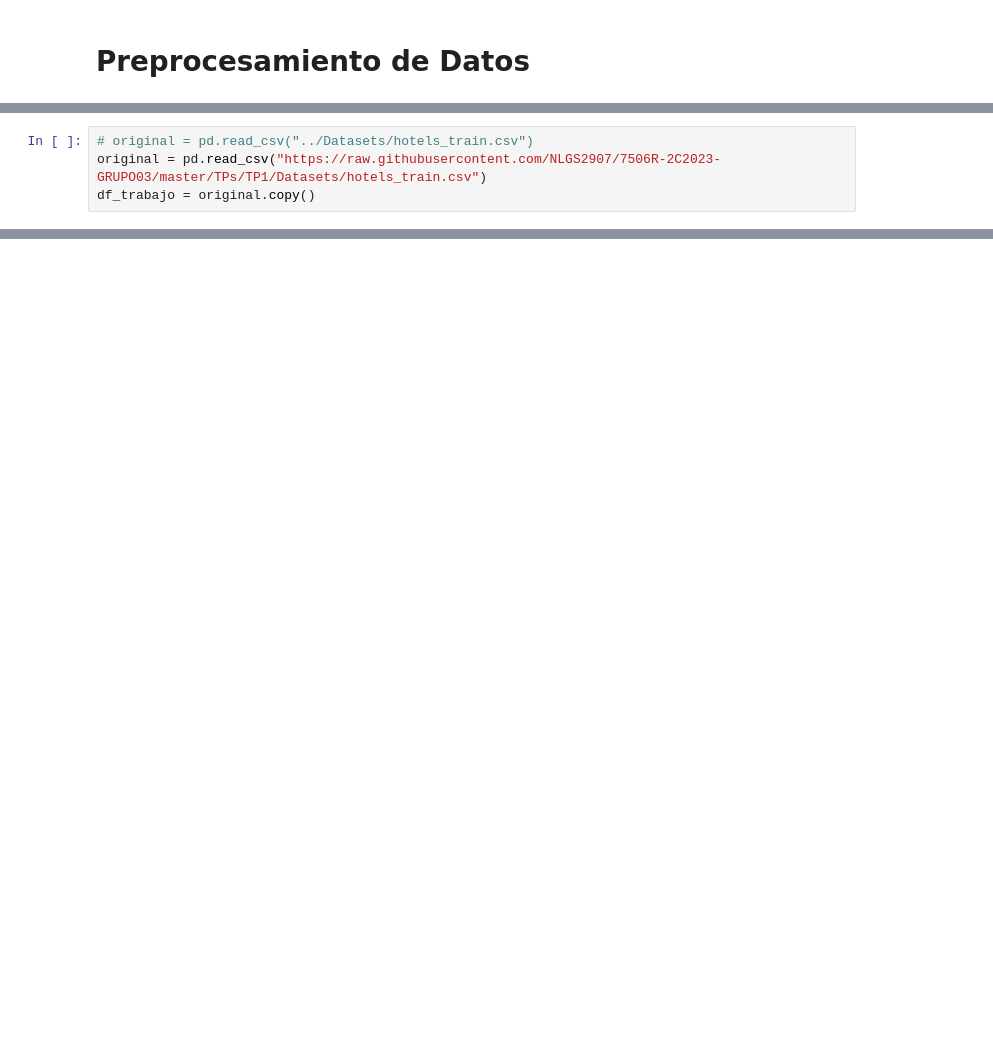
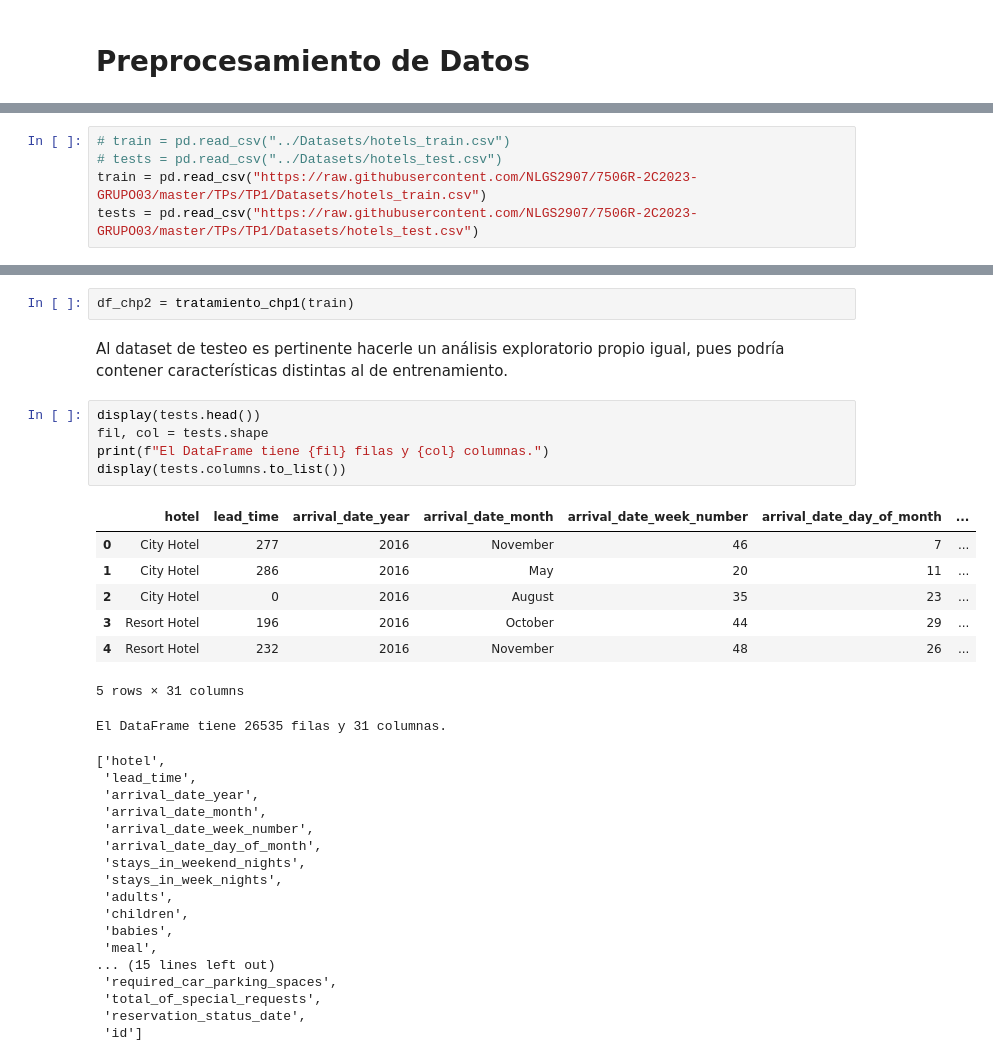
Before and after one commit to NLGS2907/7506R-2C2023-GRUPO03, a Jupyter notebook: TPs/TP1/Checkpoint 2/7506R_TP1_GRUPO03_CHP2_ENTREGA.ipynb, the cells around one changed output, grey strips where cells are left out. Drawn from its saved outputs; the diff is of its cells as text; blank space fills up the shorter version.

```diff
--- a/TPs/TP1/Checkpoint 2/7506R_TP1_GRUPO03_CHP2_ENTREGA.ipynb
+++ b/TPs/TP1/Checkpoint 2/7506R_TP1_GRUPO03_CHP2_ENTREGA.ipynb
@@ -59,4 +91,5 @@ Primero importamos del dataset:
 # %%
-# original = pd.read_csv("../Datasets/hotels_train.csv")
-original = pd.read_csv("https://raw.githubusercontent.com/NLGS2907/7506R-2C2023-GRUPO03/master/TPs/TP1/Datasets/hotels_train.csv")
-df_trabajo = original.copy()
+# train = pd.read_csv("../Datasets/hotels_train.csv")
+# tests = pd.read_csv("../Datasets/hotels_test.csv")
+train = pd.read_csv("https://raw.githubusercontent.com/NLGS2907/7506R-2C2023-GRUPO03/master/TPs/TP1/Datasets/hotels_train.csv")
+tests = pd.read_csv("https://raw.githubusercontent.com/NLGS2907/7506R-2C2023-GRUPO03/master/TPs/TP1/Datasets/hotels_test.csv")
@@ -64,0 +173,35 @@ Y luego le aplicamos rápidamente todos los tratamientos explicados en detalle e
+# %%
+df_chp2 = tratamiento_chp1(train)
+# %% [markdown]
+Al dataset de testeo es pertinente hacerle un análisis exploratorio propio igual, pues podría contener características distintas al de entrenamiento.
+# %%
+display(tests.head())
+fil, col = tests.shape
+print(f"El DataFrame tiene {fil} filas y {col} columnas.")
+display(tests.columns.to_list())
+# %% [output]
+|  | hotel | lead_time | arrival_date_year | arrival_date_month | arrival_date_week_number | arrival_date_day_of_month | ... |
+| 0 | City Hotel | 277 | 2016 | November | 46 | 7 | ... |
+| 1 | City Hotel | 286 | 2016 | May | 20 | 11 | ... |
+| 2 | City Hotel | 0 | 2016 | August | 35 | 23 | ... |
+| 3 | Resort Hotel | 196 | 2016 | October | 44 | 29 | ... |
+| 4 | Resort Hotel | 232 | 2016 | November | 48 | 26 | ... |
+5 rows × 31 columns
+El DataFrame tiene 26535 filas y 31 columnas.
+['hotel',
+ 'lead_time',
+ 'arrival_date_year',
+ 'arrival_date_month',
+ 'arrival_date_week_number',
+ 'arrival_date_day_of_month',
+ 'stays_in_weekend_nights',
+ 'stays_in_week_nights',
+ 'adults',
+ 'children',
+ 'babies',
+ 'meal',
+... (15 lines left out)
+ 'required_car_parking_spaces',
+ 'total_of_special_requests',
+ 'reservation_status_date',
+ 'id']
```
Also changed, not shown: parts of 44 cells of this notebook.
